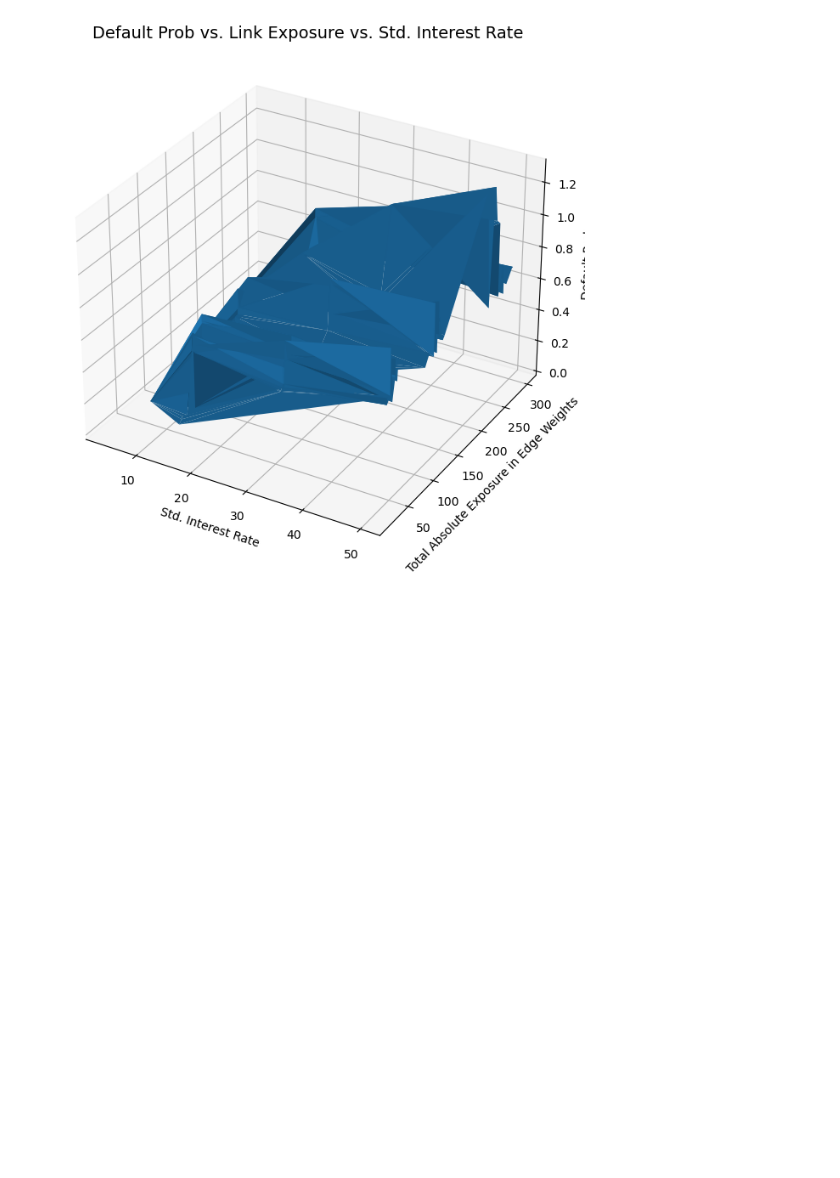
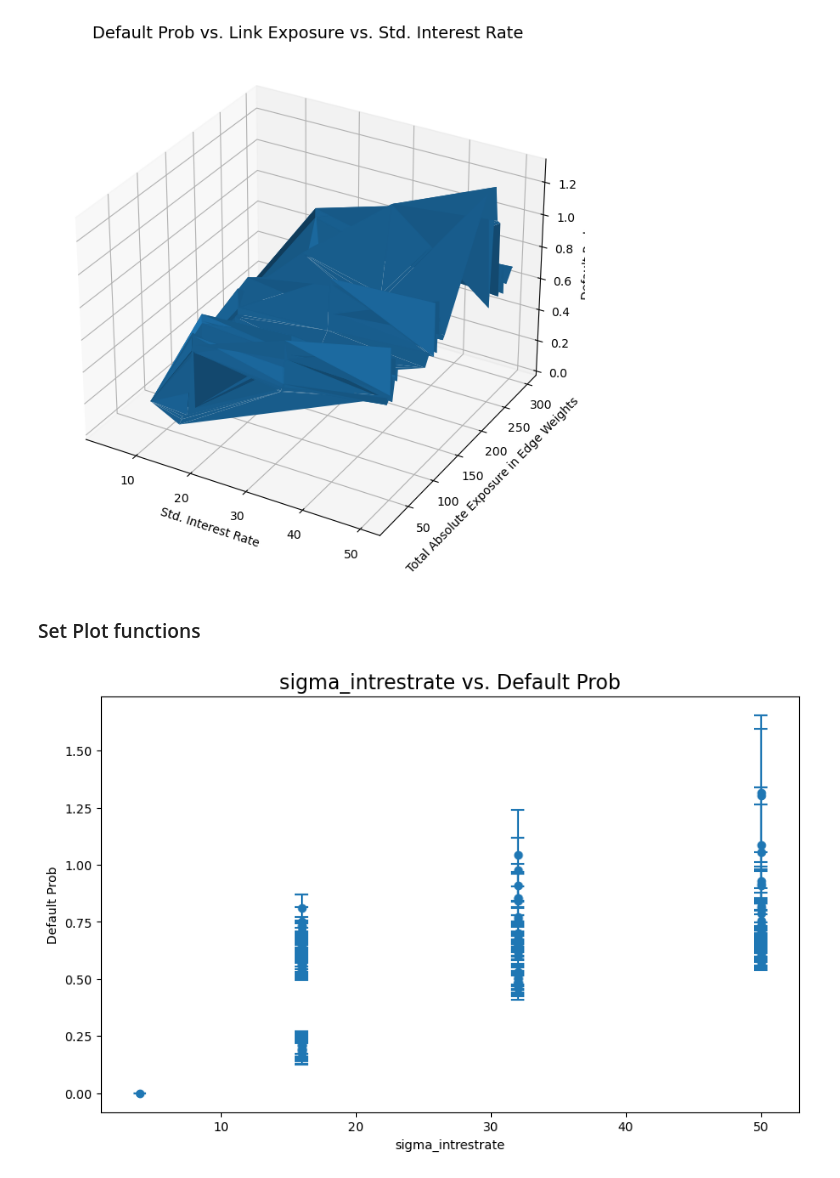
Before and after one commit to NitaiNijholt/FinancialNetwork, a Jupyter notebook: plot_results.ipynb, the cells around one changed output. Saved outputs shown, nothing was run; the diff lists cells and outputs as text; code cells hidden in the pictures; blank space fills up the shorter version.

```diff
--- a/plot_results.ipynb
+++ b/plot_results.ipynb
@@ -96,10 +96,11 @@ plt.show()
 # %% [markdown]
 ### Plot with std version
 # %%
-# merge all things into one func
-# because have to calculate Default Prob before calculating mean & std
-# facing data type problems
-def get_statistics(pattern):
+def get_statistics(pattern : str = './200_2000_*.csv'):
+
+    '''
+    To get statistics of
+    '''
 
     def safe_literal_eval(s):
         try:
@@ -211,3 +212,28 @@ ax.set_title('Default Prob vs. Link Exposure vs. Std. Interest Rate', fontdict={
 plt.show()
 # %% [output]
 [figure]
+# %% [markdown]
+### Set Plot functions
+# %%
+def plot_simu_2D_results(pattern : str = './200_2000_*.csv', x_axis_name : str = 'sigma_intrestrate',
+y_axis_name : str = 'Default Prob'):
+
+    all_results, all_stds = get_statistics(pattern = pattern)
+    plt.figure(figsize=(10, 6))
+
+    plt.scatter(all_results[x_axis_name], all_results[y_axis_name])
+
+    for x, y, yerr in zip(all_results[x_axis_name], all_results[y_axis_name], all_stds[y_axis_name]):
+        plt.vlines(x, y - yerr, y + yerr)
+        plt.hlines(y - yerr, x - 0.5, x + 0.5)
+        plt.hlines(y + yerr, x - 0.5, x + 0.5)
+
+    plt.xlabel(x_axis_name)
+    plt.ylabel(y_axis_name)
+    plt.title(f'{x_axis_name} vs. {y_axis_name}', fontsize=16)
+
+    plt.show()
+# %%
+plot_simu_2D_results()
+# %% [output]
+[figure, added]
```
Also changed, not shown: parts of 2 cells of this notebook.
